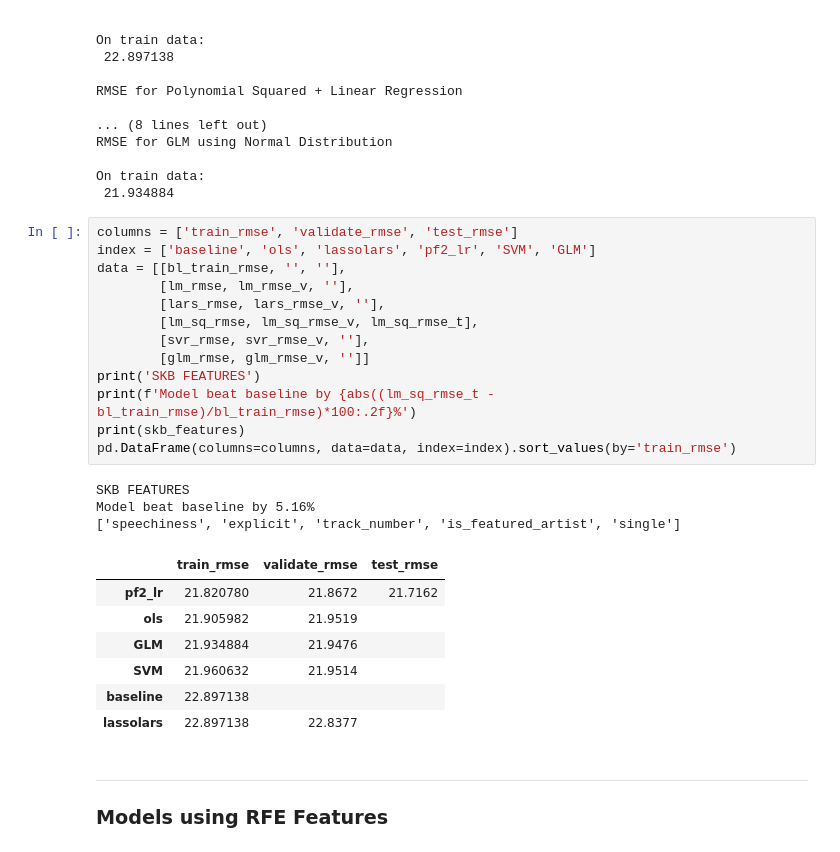
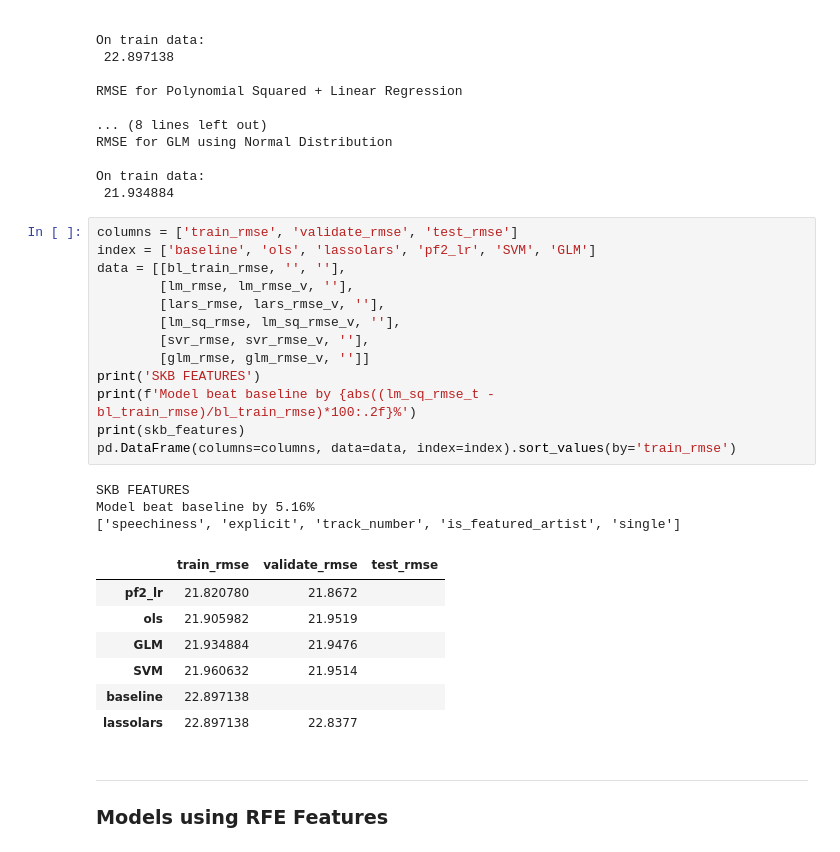
Before and after one commit to SpotiScryers/SpotiScry, a Jupyter notebook: brandon_modeling.ipynb, the cells around one changed output. Saved outputs shown, nothing was run; the diff lists cells and outputs as text.

```diff
--- a/brandon_modeling.ipynb
+++ b/brandon_modeling.ipynb
@@ -369,22 +341,22 @@ On train data:
 # %%
 columns = ['train_rmse', 'validate_rmse', 'test_rmse']
 index = ['baseline', 'ols', 'lassolars', 'pf2_lr', 'SVM', 'GLM']
 data = [[bl_train_rmse, '', ''],
         [lm_rmse, lm_rmse_v, ''],
         [lars_rmse, lars_rmse_v, ''],
-        [lm_sq_rmse, lm_sq_rmse_v, lm_sq_rmse_t],
+        [lm_sq_rmse, lm_sq_rmse_v, ''],
         [svr_rmse, svr_rmse_v, ''],
         [glm_rmse, glm_rmse_v, '']]
 print('SKB FEATURES')
 print(f'Model beat baseline by {abs((lm_sq_rmse_t - bl_train_rmse)/bl_train_rmse)*100:.2f}%')
 print(skb_features)
 pd.DataFrame(columns=columns, data=data, index=index).sort_values(by='train_rmse')
 # %% [output]
 SKB FEATURES
 Model beat baseline by 5.16%
 ['speechiness', 'explicit', 'track_number', 'is_featured_artist', 'single']
 |  | train_rmse | validate_rmse | test_rmse |
-| pf2_lr | 21.820780 | 21.8672 | 21.7162 |
+| pf2_lr | 21.820780 | 21.8672 |  |
 | ols | 21.905982 | 21.9519 |  |
 | GLM | 21.934884 | 21.9476 |  |
 | SVM | 21.960632 | 21.9514 |  |
```
Also changed, not shown: parts of 39 cells of this notebook.
